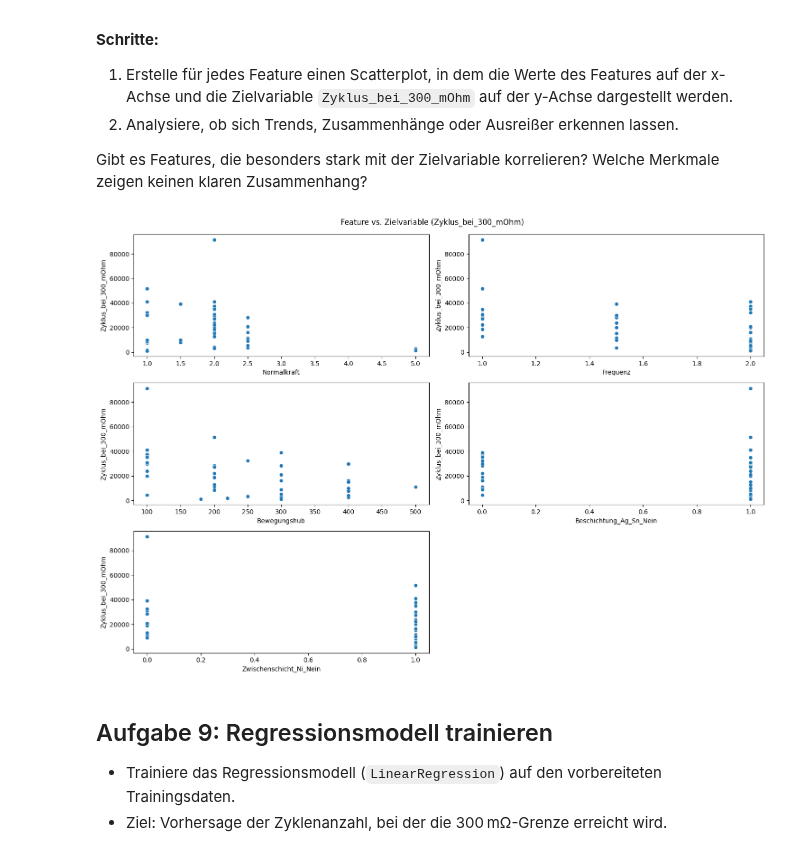
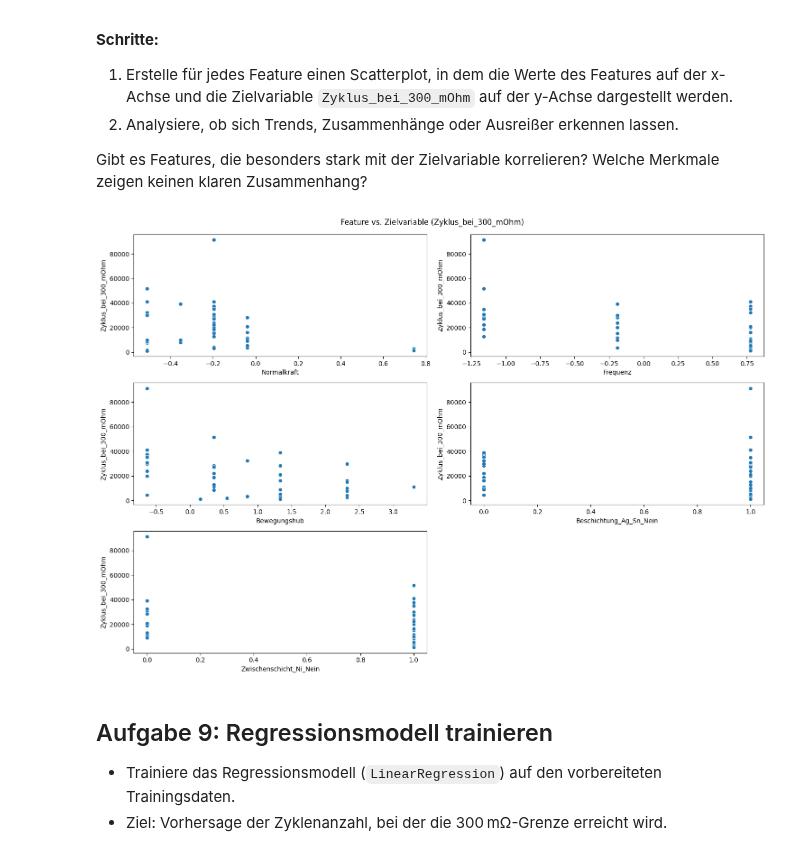
Before and after one commit to wolfromanlist/MLForEngineers, a Jupyter notebook: Notebooks/6-Lösungen.ipynb, the cells around one changed output. Drawn from its saved outputs; the diff is of its cells as text; code cells hidden in the pictures.

```diff
--- a/Notebooks/6-Lösungen.ipynb
+++ b/Notebooks/6-Lösungen.ipynb
@@ -255,13 +259,15 @@ from sklearn.preprocessing import StandardScaler
 X = df.drop(columns=["target", "Zyklus_bei_300_mOhm"])  # Zielvariablen entfernen
 
 # One-Hot-Encoding für kategorische Variablen
-X_encoded = pd.get_dummies(X, columns=["Beschichtung_Ag_Sn", "Zwischenschicht_Ni"], drop_first=True)
+X_encoded = pd.get_dummies(X[["Beschichtung_Ag_Sn", "Zwischenschicht_Ni"]], drop_first=True)
 
 # Standardisierung numerischer Spalten
 scaler = StandardScaler()
 
 # Fertige Matrix
-X_processed = pd.DataFrame(scaler.fit_transform(X_encoded), columns=X_encoded.columns, index=X_encoded.index)
+X_processed = pd.DataFrame(scaler.fit_transform(X[numerische_features]), columns=X[numerische_features].columns, index=X[numerische_features].index)
+# Kategorische Features zu X_processed hinzufügen
+X_processed = pd.concat([X_processed, X_encoded], axis=1)
 # %% [markdown]
 ### 3.5. Daten in Trainings- und Testmenge aufteilen
 
@@ -543,20 +547,20 @@ Untersuche, wie die einzelnen Eingabefeatures mit der Zielvariable `Zyklus_bei_3
 
 Gibt es Features, die besonders stark mit der Zielvariable korrelieren? Welche Merkmale zeigen keinen klaren Zusammenhang?
 # %%
-features = X_encoded.columns
+features = X_processed.columns
 target = df['Zyklus_bei_300_mOhm'].loc[df['Zyklus_bei_300_mOhm'] > 0]
 
 plt.figure(figsize=(15, 10))
 for i, feature in enumerate(features, 1):
     plt.subplot(3, int(np.ceil(len(features)/3)), i)
-    sns.scatterplot(x=X_encoded[feature], y=target)
+    sns.scatterplot(x=X_processed[feature], y=target)
     plt.xlabel(feature)
     plt.ylabel("Zyklus_bei_300_mOhm")
     plt.tight_layout()
 plt.suptitle("Feature vs. Zielvariable (Zyklus_bei_300_mOhm)", y=1.02)
 plt.show()
 # %% [output]
-[figure, old version]
+[figure, new version]
 # %% [markdown]
 ## Aufgabe 9: Regressionsmodell trainieren
 
```
Also changed, not shown: parts of 14 cells of this notebook, 1 other file.
